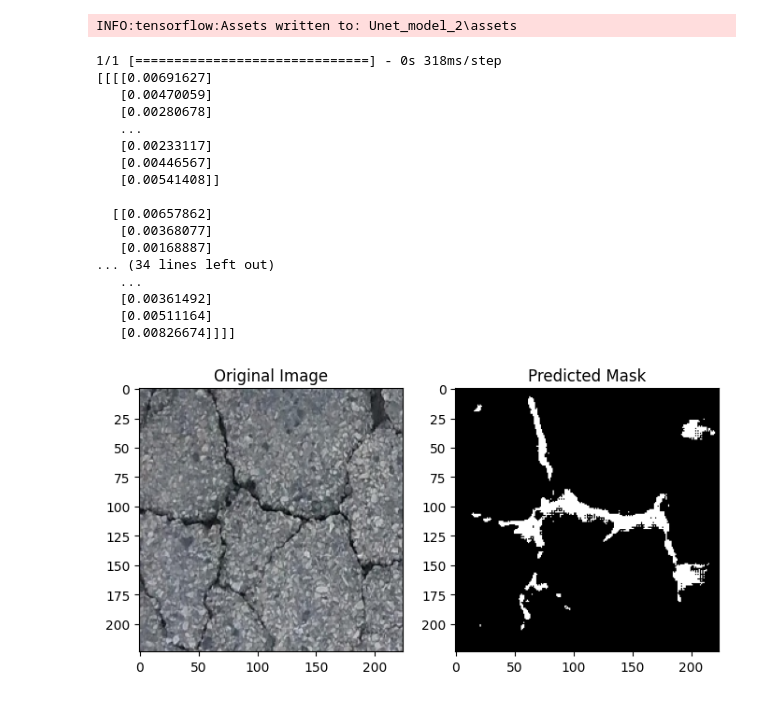
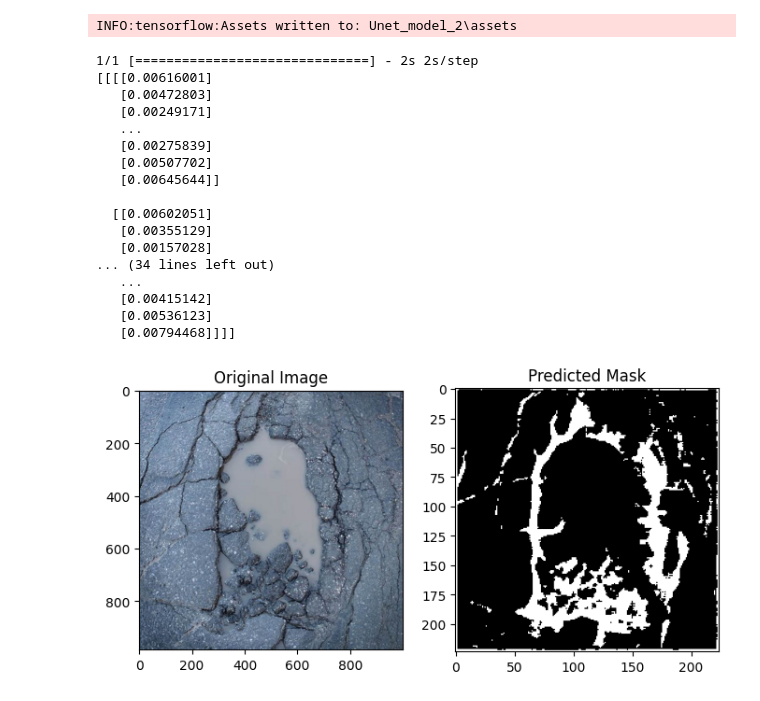
Before and after one commit to saadtariq38/Pothole-Detection-and-Crack-Segmentation, a Jupyter notebook: Crack-Segmentation.ipynb, the cells around one changed output. Cells and saved outputs as stored; diff of their text form; code cells hidden in the pictures.

Commit message:
fine-tuned params for pothole testing

```diff
--- a/Crack-Segmentation.ipynb
+++ b/Crack-Segmentation.ipynb
@@ -527,7 +527,7 @@ from tensorflow.keras.models import load_model
 
 model = load_model('Unet_model_2')
 # %%
-import cv2
+
 import numpy as np
 
 def preprocess_input_image(image_path):
@@ -537,45 +537,45 @@ def preprocess_input_image(image_path):
     image = np.expand_dims(image, axis=0)  # Add batch dimension
     return image
 
-input_image = preprocess_input_image("crack_segmentation_dataset\images\CRACK500_20160222_164141_1_361.jpg")
+input_image = preprocess_input_image("PotholeTestImage.jpg")
 # %%
 predicted_mask = model.predict(input_image)
 print(predicted_mask)
 # %% [output]
-1/1 [==============================] - 0s 318ms/step
-[[[[0.00691627]
-   [0.00470059]
-   [0.00280678]
+1/1 [==============================] - 2s 2s/step
+[[[[0.00616001]
+   [0.00472803]
+   [0.00249171]
    ...
-   [0.00233117]
-   [0.00446567]
-   [0.00541408]]
+   [0.00275839]
+   [0.00507702]
+   [0.00645644]]
 
-  [[0.00657862]
-   [0.00368077]
-   [0.00168887]
+  [[0.00602051]
+   [0.00355129]
+   [0.00157028]
 ... (34 lines left out)
    ...
-   [0.00361492]
-   [0.00511164]
-   [0.00826674]]]]
+   [0.00415142]
+   [0.00536123]
+   [0.00794468]]]]
 # %%
-binary_mask = (predicted_mask > 0.16).astype(np.uint8)
+binary_mask = (predicted_mask > 0.00153).astype(np.uint8)
 # %%
 import matplotlib.pyplot as plt
 
-original_image = cv2.imread('crack_segmentation_dataset\images\CRACK500_20160222_164141_1_361.jpg')  # Replace with the actual path to your image
+original_image = cv2.imread('PotholeTestImage.jpg')
 
 plt.figure(figsize=(8, 4))
 
 plt.subplot(1, 2, 1)
 plt.imshow(cv2.cvtColor(original_image, cv2.COLOR_BGR2RGB))
 plt.title('Original Image')
 
 plt.subplot(1, 2, 2)
 plt.imshow(binary_mask[0, :, :, 0], cmap='gray')  # Assuming a single-channel mask
 plt.title('Predicted Mask')
 
 plt.show()
 # %% [output]
-[figure, old version]
+[figure, new version]
```
Also changed, not shown: 1 other file.
